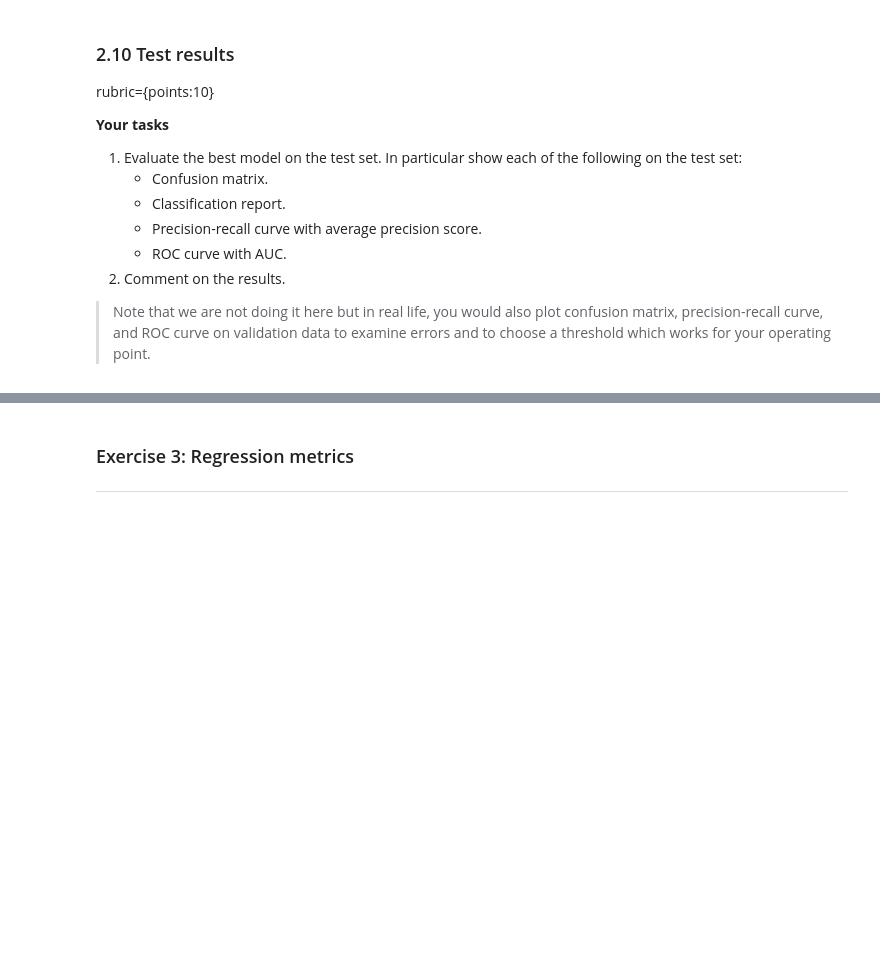
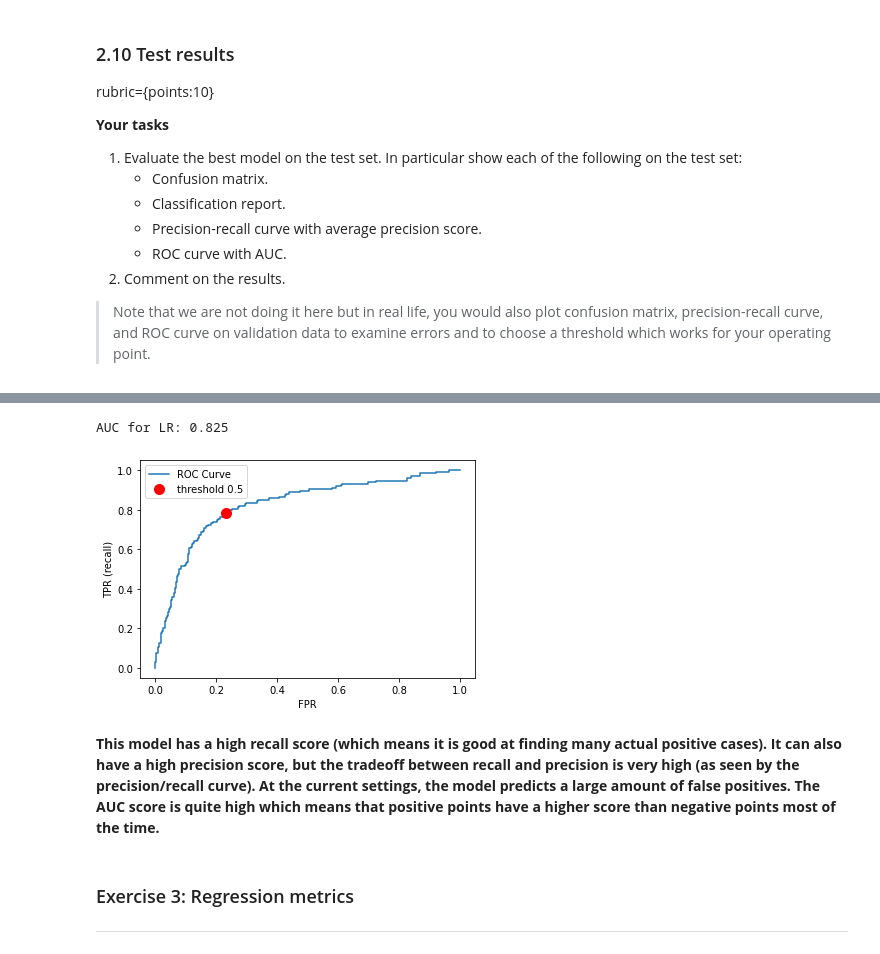
Before and after one commit to Canaut/cpsc330, a Jupyter notebook: hw/hw5/hw5.ipynb, the cells around one changed output, grey strips where cells are left out. Cells and saved outputs as stored; diff of their text form; code cells hidden in the pictures; blank space fills up the shorter version.

```diff
--- a/hw/hw5/hw5.ipynb
+++ b/hw/hw5/hw5.ipynb
@@ -382,0 +487,17 @@ rubric={points:6}
+# %%
+model = make_pipeline(
+    preprocessor,
+    LogisticRegression(class_weight = "balanced")
+)
+
+scoring = [
+    "accuracy",
+    "f1",
+    "recall",
+    "precision",
+]
+
+scores = cross_validate(
+    model, X_train, y_train, return_train_score=True, scoring=scoring
+)
+pd.DataFrame(scores)
@@ -410,3 +618,31 @@ rubric={points:10}
+# %%
+from sklearn.metrics import roc_curve
+from sklearn.metrics import roc_auc_score
+
+fpr, tpr, thresholds = roc_curve(y_test, grid_search.predict_proba(X_test)[:, 1])
+plt.plot(fpr, tpr, label="ROC Curve")
+plt.xlabel("FPR")
+plt.ylabel("TPR (recall)")
+
+default_threshold = np.argmin(np.abs(thresholds - 0.5))
+
+plt.plot(
+    fpr[default_threshold],
+    tpr[default_threshold],
+    "or",
+    markersize=10,
+    label="threshold 0.5",
+)
+plt.legend(loc="best");
+
+
+roc_lr = roc_auc_score(y_test, grid_search.predict_proba(X_test)[:, 1])
+print("AUC for LR: {:.3f}".format(roc_lr))
+# %% [output]
+AUC for LR: 0.825
+[figure, added]
+# %% [markdown]
+**This model has a high recall score (which means it is good at finding many actual positive cases). It can also have a high precision score, but the tradeoff between recall and precision is very high (as seen by the precision/recall curve). At the current settings, the model predicts a large amount of false positives. The AUC score is quite high which means that positive points have a higher score than negative points most of the time.**
 # %% [markdown]
 ### Exercise 3: Regression metrics <a name="3"></a>
 <hr>
```
Also changed, not shown: parts of 29 cells of this notebook.
